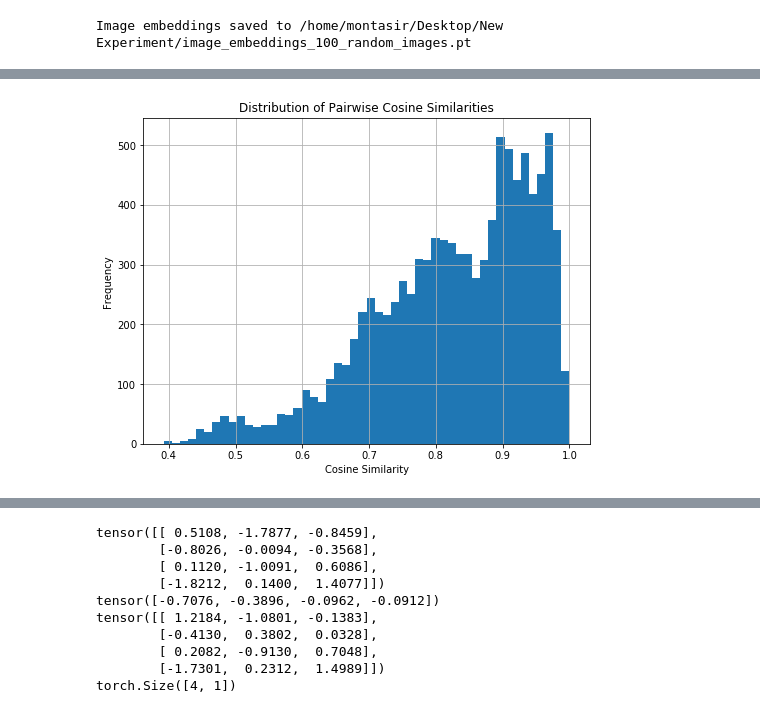
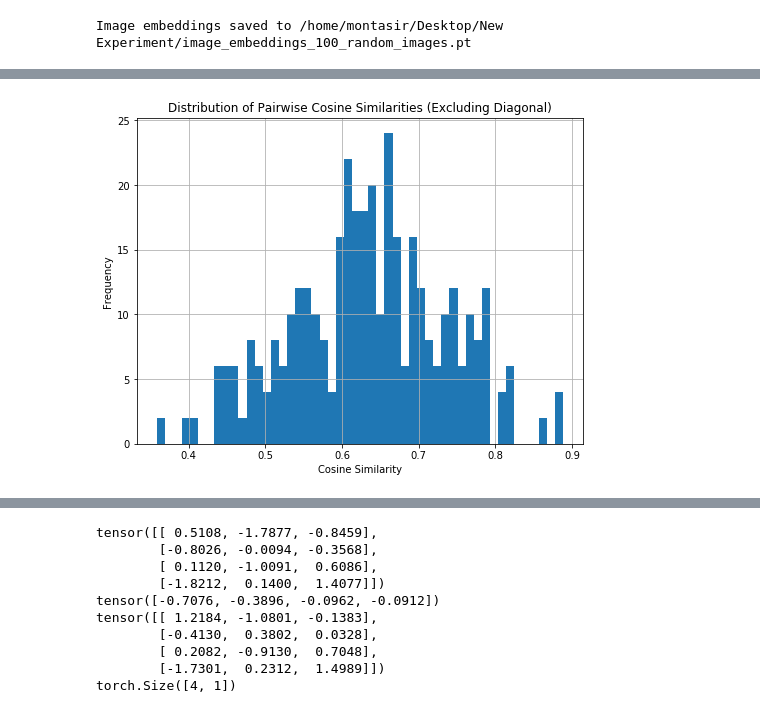
Before and after one commit to cyclicorder/ImageNet_Experiments, a Jupyter notebook: Working_with_ImageNet.ipynb, the cells around one changed output, grey strips where cells are left out. Saved outputs shown, nothing was run; the diff lists cells and outputs as text; code cells hidden in the pictures.

```diff
--- a/Working_with_ImageNet.ipynb
+++ b/Working_with_ImageNet.ipynb
@@ -89,0 +112,7 @@ dataloader = DataLoader(selected_images, batch_size=batch_size, shuffle=True)
+# %%
+
+for batch_images, batch_labels in dataloader:
+    print("Batch Images:")
+    print(batch_images[0].shape)
+    print("Batch Labels:")
+    print(batch_labels[0])
@@ -89,0 +136,15 @@ dataloader = DataLoader(selected_images, batch_size=batch_size, shuffle=True)
+# %%
+all_img_embds = []  #final embedding list having all batches of images
+for batch_images, batch_labels in dataloader:
+    batch_embds = []  #for current batches
+    for i in range(len(batch_images)):
+        image = batch_images[i]
+        print(image.shape)
+
+        # Process the individual image
+        #inputs = processor(images=image.unsqueeze(0), return_tensors="pt")  # Convert to a batch of size 1
+        input_pixels = image.unsqueeze(0)
+        img_embd = model.get_image_features(pixel_values=input_pixels)
+        batch_embds.append(img_embd)
+
+    all_img_embds.append(batch_embds)
@@ -90,11 +168,21 @@ dataloader = DataLoader(selected_images, batch_size=batch_size, shuffle=True)
 # %%
+
+ '''Wrong Implementation'''
+ '''
+
  all_img_embds=[]
  for batch_images,batch_labels in dataloader:
-    inputs=processor(images=batch_images,return_tensors="pt")
+    #inputs=processor(images=batch_images,return_tensors="pt")
     input_pixels=inputs['pixel_values']
     img_embd= model.get_image_features(pixel_values=input_pixels)
     #print(img_embd)
     all_img_embds.append(img_embd)
+
+
+
+
+
+  ''''
 # %%
 file_path = "/home/montasir/Desktop/New Experiment/image_embeddings_100_random_images.pt"
 
@@ -149,13 +338,18 @@ tensor([[ 0.1832,  0.0736, -0.0474,  ..., -0.7700,  0.4245,  0.1796],
        grad_fn=<CatBackward0>)
 # %%
+import numpy as np
 import matplotlib.pyplot as plt
+similarities=np.round(similarities,4)
+
+flattened_similarities = similarities.flatten()
+flattened_similarities = flattened_similarities[flattened_similarities != 1.0000] #removing diagonal elements
 
 plt.figure(figsize=(8, 6))
-plt.hist(similarities.flatten(),bins=50)
+plt.hist(flattened_similarities,bins=50)
 plt.xlabel('Cosine Similarity')
 plt.ylabel('Frequency')
-plt.title('Distribution of Pairwise Cosine Similarities')
+plt.title('Distribution of Pairwise Cosine Similarities (Excluding Diagonal)')
 plt.grid(True)
 plt.show()
 # %% [output]
-[figure, old version]
+[figure, new version]
```
Also changed, not shown: parts of 32 cells of this notebook.
